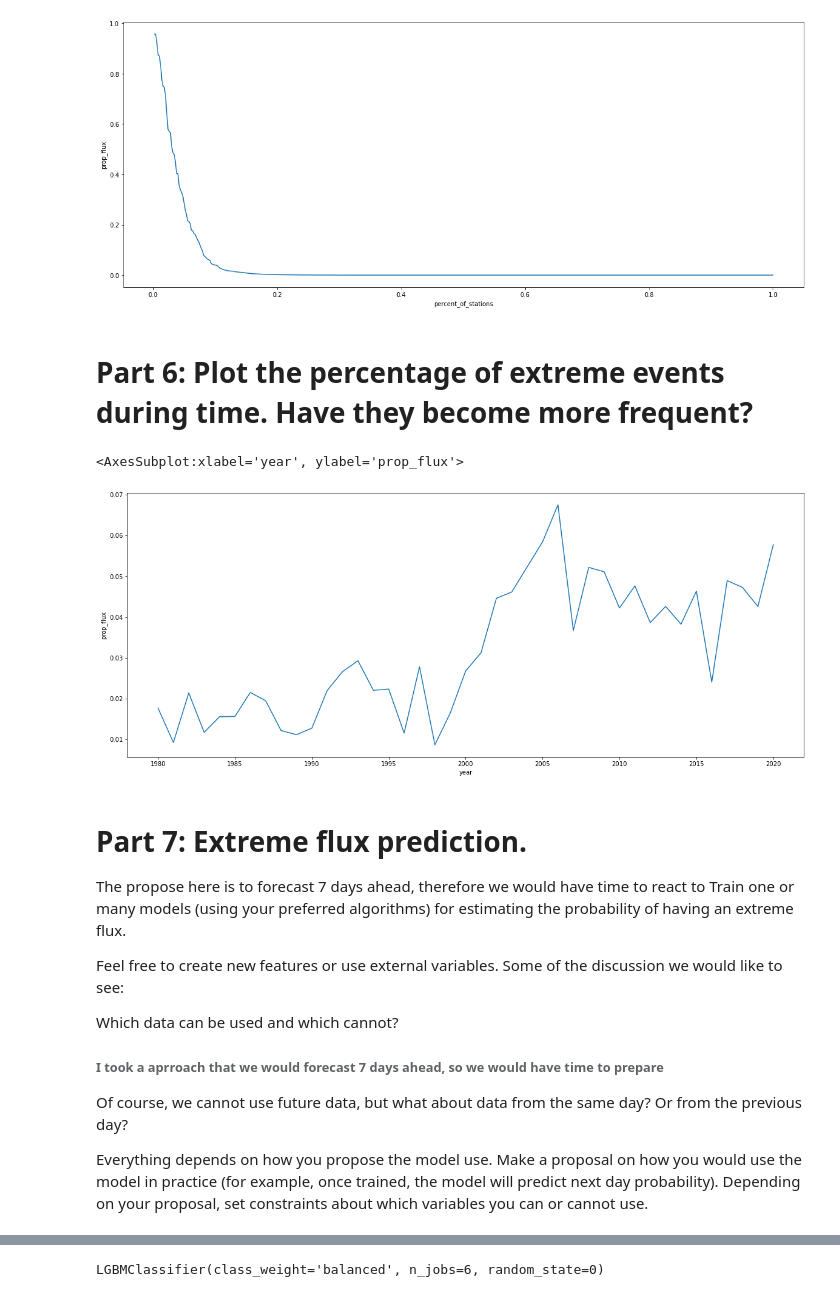
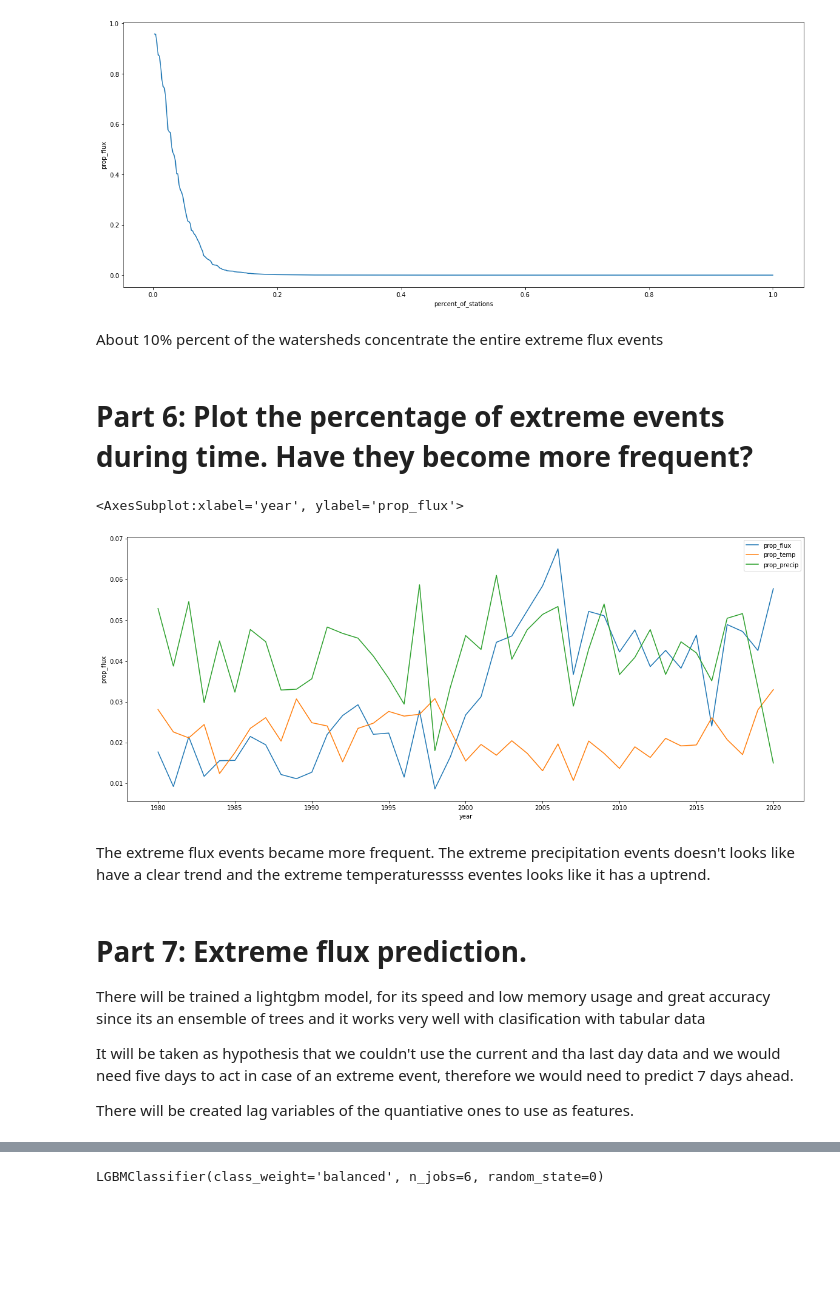
Before and after one commit to phabrahao/challenge_watershed, a Jupyter notebook: watershed_challenge_pedro_abrahao.ipynb, the cells around one changed output, grey strips where cells are left out. Saved outputs shown, nothing was run; the diff lists cells and outputs as text; code cells hidden in the pictures; blank space fills up the shorter version.

```diff
--- a/watershed_challenge_pedro_abrahao.ipynb
+++ b/watershed_challenge_pedro_abrahao.ipynb
@@ -228,8 +242,4 @@ Instead, what I proposed is to look for the Z-score of the values
 # %%
-#Create three variables called:
-#flux_extreme
-#temp_extreme
-#precip_extreme
 mapa_meses = {11: 'summer',
               12: 'summer',
               1: 'summer',
@@ -243,4 +253,21 @@ mapa_meses = {11: 'summer',
               9: 'spring',
               10: 'spring'}
 df['month'] = pd.DatetimeIndex(df['date']).month
+df['day_of_year'] = pd.DatetimeIndex(df['date']).dayofyear
+df['year'] = pd.DatetimeIndex(df['date']).year
 df['season'] = df['month'].map(mapa_meses)
+
+
+def estimate_z_score(series):
+    return (series - series.mean())/series.std()
+
+#calcuating the score
+df['flux_z_score'] = df.groupby('season')['flux'].apply(estimate_z_score)
+df['temp_z_score'] = df.groupby('season')['temp_max'].apply(estimate_z_score)
+df['precip_z_score'] = df.groupby('season')['precip'].apply(estimate_z_score)
+
+#Creating flux_extreme, temp_extreme, precip_extreme with the threshold of 2 std
+df['flux_extreme'] = [1 if flux_z_score >= 2 else 0 for flux_z_score in df['flux_z_score']]
+df['temp_extreme'] = [1 if temp_z_score >= 2 else 0 for temp_z_score in df['temp_z_score']]
+df['precip_extreme'] = [1 if precip_z_score >= 2 else 0 for precip_z_score in df['precip_z_score']]
+extremes = ['flux_extreme','temp_extreme','precip_extreme']
@@ -274,34 +289,35 @@ sns.lineplot(data = wse, y='prop_flux',x='percent_of_stations')
 # %% [output]
 <AxesSubplot:xlabel='percent_of_stations', ylabel='prop_flux'>
 [figure]
+# %% [markdown]
+About 10% percent of the watersheds concentrate the entire extreme flux events
 # %% [markdown]
 # Part 6: Plot the percentage of extreme events during time. Have they become more frequent?
 # %%
-tes = df.groupby('year')[extremes].agg(['sum', 'size'])
-tes['prop_flux'] = tes['flux_extreme']['sum']/tes['flux_extreme']['size']
-tes['prop_temp'] = tes['temp_extreme']['sum']/tes['temp_extreme']['size']
-tes['prop_precip'] = tes['precip_extreme']['sum']/tes['precip_extreme']['size']
+df_year = df.groupby('year')[extremes].agg(['sum', 'size'])
+df_year['prop_flux'] = df_year['flux_extreme']['sum']/df_year['flux_extreme']['size']
+df_year['prop_temp'] = df_year['temp_extreme']['sum']/df_year['temp_extreme']['size']
+df_year['prop_precip'] = df_year['precip_extreme']['sum']/df_year['precip_extreme']['size']
 
-tes = tes.reset_index()
-tes = tes.sort_values('prop_flux', ascending = False)
+df_year = df_year.reset_index()
+df_year = df_year.sort_values('prop_flux', ascending = False)
 # %%
 ax, fig = plt.subplots(figsize=[20,8])
-sns.lineplot(data = tes, y='prop_flux', x='year')
+sns.lineplot(data = df_year, y='prop_flux', x='year', label= 'prop_flux')
+sns.lineplot(data = df_year, y='prop_temp', x='year', label= 'prop_temp')
+sns.lineplot(data = df_year, y='prop_precip', x='year', label= 'prop_precip')
 # %% [output]
 <AxesSubplot:xlabel='year', ylabel='prop_flux'>
-[figure, old version]
+[figure, new version]
+# %% [markdown]
+The extreme flux events became more frequent. The extreme precipitation events doesn't looks like have a clear trend and the extreme temperaturessss eventes looks like it has a uptrend.
 # %% [markdown]
 # Part 7: Extreme flux prediction.
 
-The propose here is to forecast 7 days ahead, therefore we would have time to react to
-Train one or many models (using your preferred algorithms) for estimating the probability of having an extreme flux.
+There will be trained a lightgbm model, for its speed and low memory usage and great accuracy since its an ensemble of trees and it works very well with clasification with tabular data
 
-Feel free to create new features or use external variables. Some of the discussion we would like to see:
+It will be taken as hypothesis that we couldn't use the current and tha last day data and we would need five days to act in case of an extreme event, therefore we would need to predict 7 days ahead.
 
-Which data can be used and which cannot?
-###### I took a aprroach that we would forecast 7 days ahead, so we would have time to prepare
-Of course, we cannot use future data, but what about data from the same day? Or from the previous day?
-
-Everything depends on how you propose the model use. Make a proposal on how you would use the model in practice (for example, once trained, the model will predict next day probability). Depending on your proposal, set constraints about which variables you can or cannot use.
+There will be created lag variables of the quantiative ones to use as features.
 # %%
 df['flux_extreme_pred'] = df.groupby('basin_id')['flux_extreme'].shift(-7)
```
Also changed, not shown: parts of 23 cells of this notebook.
